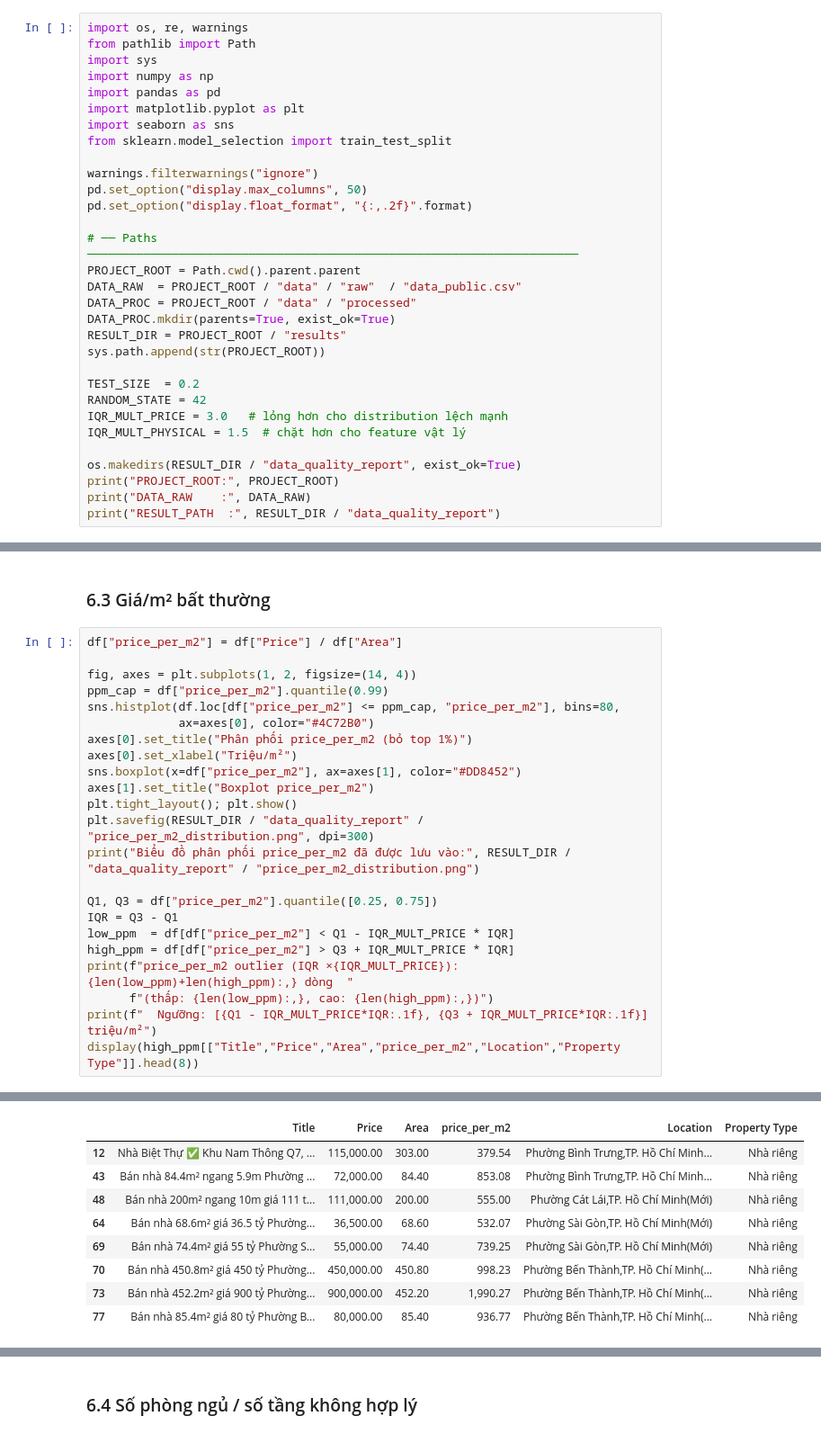
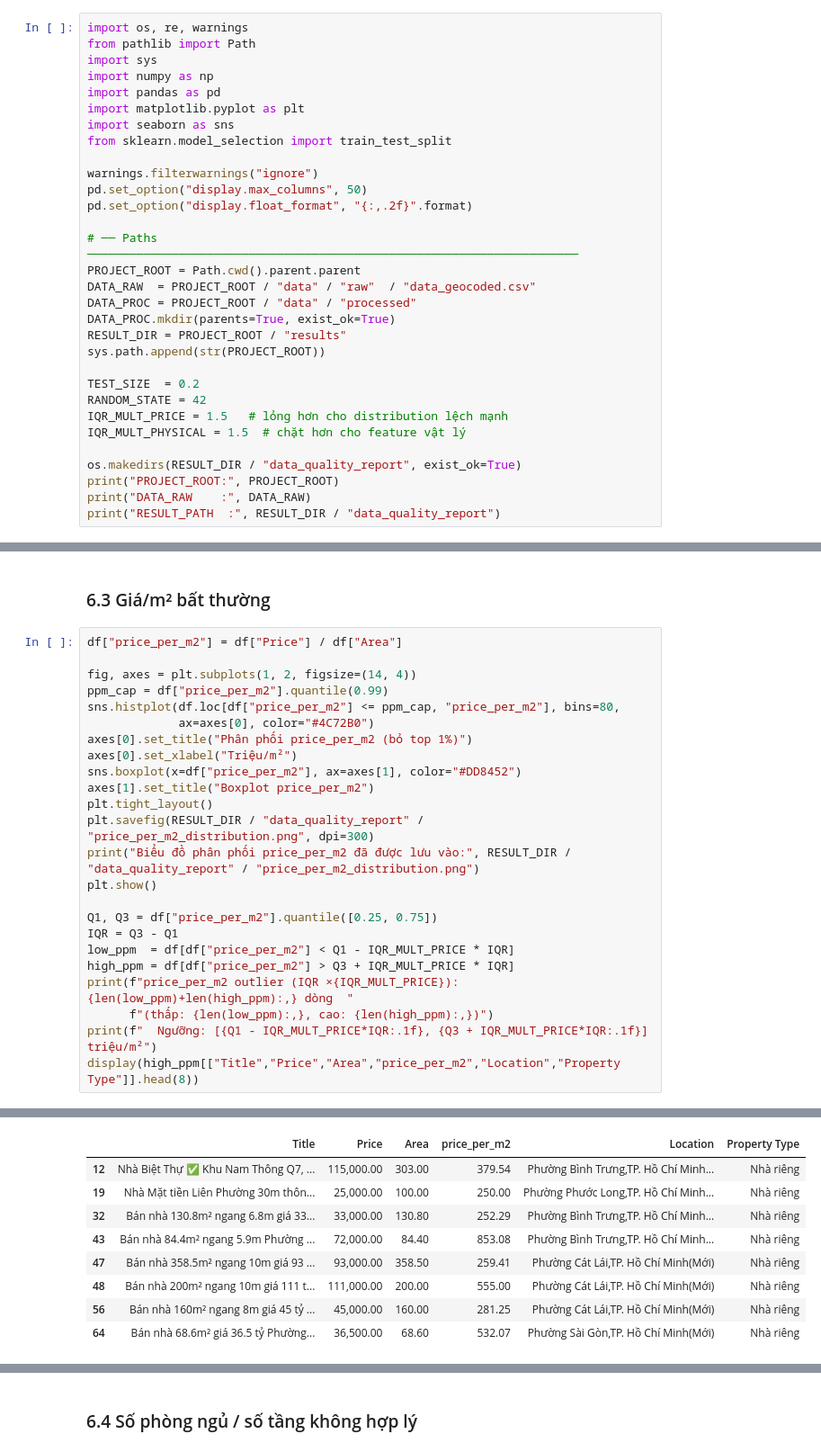
Before and after one commit to Treapling/Nhom20, a Jupyter notebook: notebooks/Rechecking_Data/data_quality_report.ipynb, the cells around one changed output, grey strips where cells are left out. Shown at 90% size. Drawn from its saved outputs; the diff is of its cells as text.

```diff
--- a/notebooks/Rechecking_Data/data_quality_report.ipynb
+++ b/notebooks/Rechecking_Data/data_quality_report.ipynb
@@ -20,7 +20,7 @@ pd.set_option("display.float_format", "{:,.2f}".format)
 
 # ── Paths ──────────────────────────────────────────────────────────────────────
 PROJECT_ROOT = Path.cwd().parent.parent
-DATA_RAW  = PROJECT_ROOT / "data" / "raw"  / "data_public.csv"
+DATA_RAW  = PROJECT_ROOT / "data" / "raw"  / "data_geocoded.csv"
 DATA_PROC = PROJECT_ROOT / "data" / "processed"
 DATA_PROC.mkdir(parents=True, exist_ok=True)
 RESULT_DIR = PROJECT_ROOT / "results"
@@ -28,7 +28,7 @@ sys.path.append(str(PROJECT_ROOT))
 
 TEST_SIZE  = 0.2
 RANDOM_STATE = 42
-IQR_MULT_PRICE = 3.0   # lỏng hơn cho distribution lệch mạnh
+IQR_MULT_PRICE = 1.5   # lỏng hơn cho distribution lệch mạnh
 IQR_MULT_PHYSICAL = 1.5  # chặt hơn cho feature vật lý
 
 os.makedirs(RESULT_DIR / "data_quality_report", exist_ok=True)
@@ -312,9 +320,10 @@ axes[0].set_title("Phân phối price_per_m2 (bỏ top 1%)")
 axes[0].set_xlabel("Triệu/m²")
 sns.boxplot(x=df["price_per_m2"], ax=axes[1], color="#DD8452")
 axes[1].set_title("Boxplot price_per_m2")
-plt.tight_layout(); plt.show()
+plt.tight_layout()
 plt.savefig(RESULT_DIR / "data_quality_report" / "price_per_m2_distribution.png", dpi=300)
 print("Biểu đồ phân phối price_per_m2 đã được lưu vào:", RESULT_DIR / "data_quality_report" / "price_per_m2_distribution.png")
+plt.show()
 
 Q1, Q3 = df["price_per_m2"].quantile([0.25, 0.75])
 IQR = Q3 - Q1
@@ -332,9 +341,9 @@ price_per_m2 outlier (IQR ×3.0): 4,498 dòng  (thấp: 0, cao: 4,498)
 |  | Title | Price | Area | price_per_m2 | Location | Property Type |
 | 12 | Nhà Biệt Thự ✅ Khu Nam Thông Q7, ... | 115,000.00 | 303.00 | 379.54 | Phường Bình Trưng,TP. Hồ Chí Minh... | Nhà riêng |
+| 19 | Nhà Mặt tiền Liên Phường 30m thôn... | 25,000.00 | 100.00 | 250.00 | Phường Phước Long,TP. Hồ Chí Minh... | Nhà riêng |
+| 32 | Bán nhà 130.8m² ngang 6.8m giá 33... | 33,000.00 | 130.80 | 252.29 | Phường Bình Trưng,TP. Hồ Chí Minh... | Nhà riêng |
 | 43 | Bán nhà 84.4m² ngang 5.9m Phường ... | 72,000.00 | 84.40 | 853.08 | Phường Bình Trưng,TP. Hồ Chí Minh... | Nhà riêng |
+| 47 | Bán nhà 358.5m² ngang 10m giá 93 ... | 93,000.00 | 358.50 | 259.41 | Phường Cát Lái,TP. Hồ Chí Minh(Mới) | Nhà riêng |
 | 48 | Bán nhà 200m² ngang 10m giá 111 t... | 111,000.00 | 200.00 | 555.00 | Phường Cát Lái,TP. Hồ Chí Minh(Mới) | Nhà riêng |
+| 56 | Bán nhà 160m² ngang 8m giá 45 tỷ ... | 45,000.00 | 160.00 | 281.25 | Phường Cát Lái,TP. Hồ Chí Minh(Mới) | Nhà riêng |
 | 64 | Bán nhà 68.6m² giá 36.5 tỷ Phường... | 36,500.00 | 68.60 | 532.07 | Phường Sài Gòn,TP. Hồ Chí Minh(Mới) | Nhà riêng |
-| 69 | Bán nhà 74.4m² giá 55 tỷ Phường S... | 55,000.00 | 74.40 | 739.25 | Phường Sài Gòn,TP. Hồ Chí Minh(Mới) | Nhà riêng |
-| 70 | Bán nhà 450.8m² giá 450 tỷ Phường... | 450,000.00 | 450.80 | 998.23 | Phường Bến Thành,TP. Hồ Chí Minh(... | Nhà riêng |
-| 73 | Bán nhà 452.2m² giá 900 tỷ Phường... | 900,000.00 | 452.20 | 1,990.27 | Phường Bến Thành,TP. Hồ Chí Minh(... | Nhà riêng |
-| 77 | Bán nhà 85.4m² giá 80 tỷ Phường B... | 80,000.00 | 85.40 | 936.77 | Phường Bến Thành,TP. Hồ Chí Minh(... | Nhà riêng |
```
Also changed, not shown: parts of 15 cells of this notebook, 7 other files.
